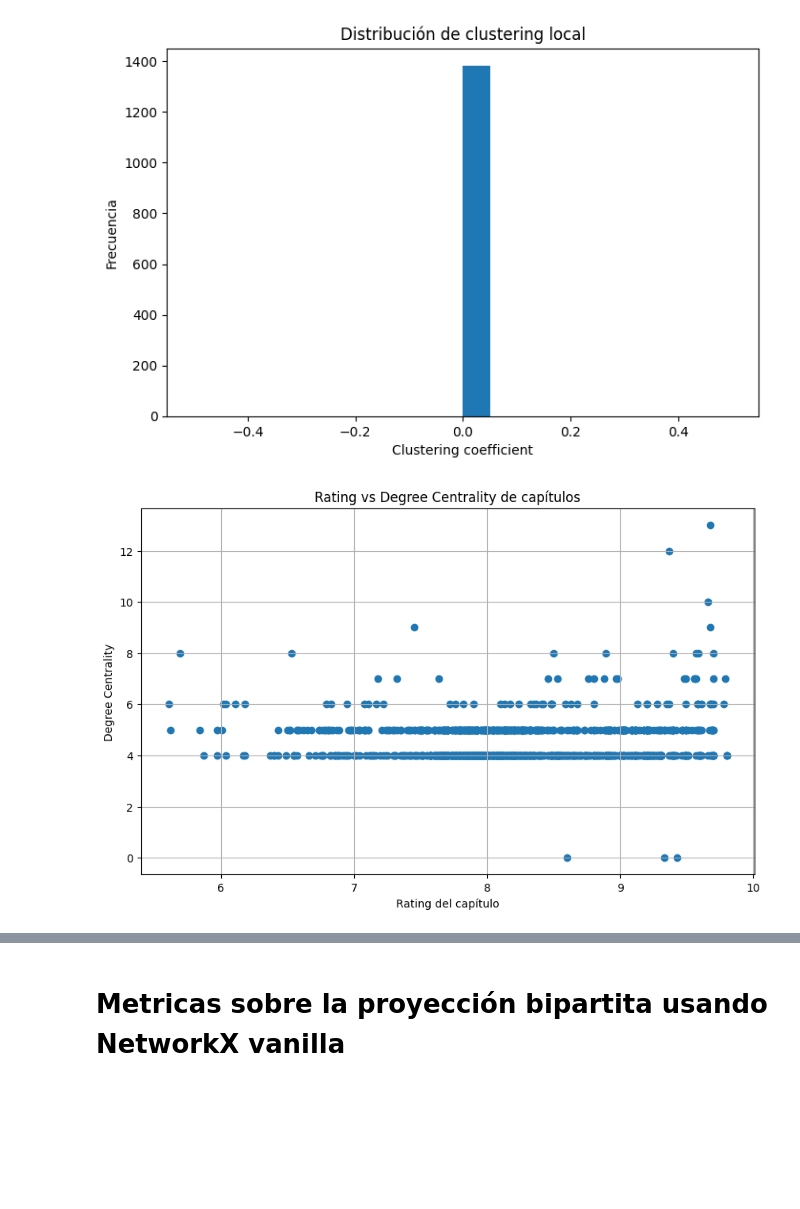
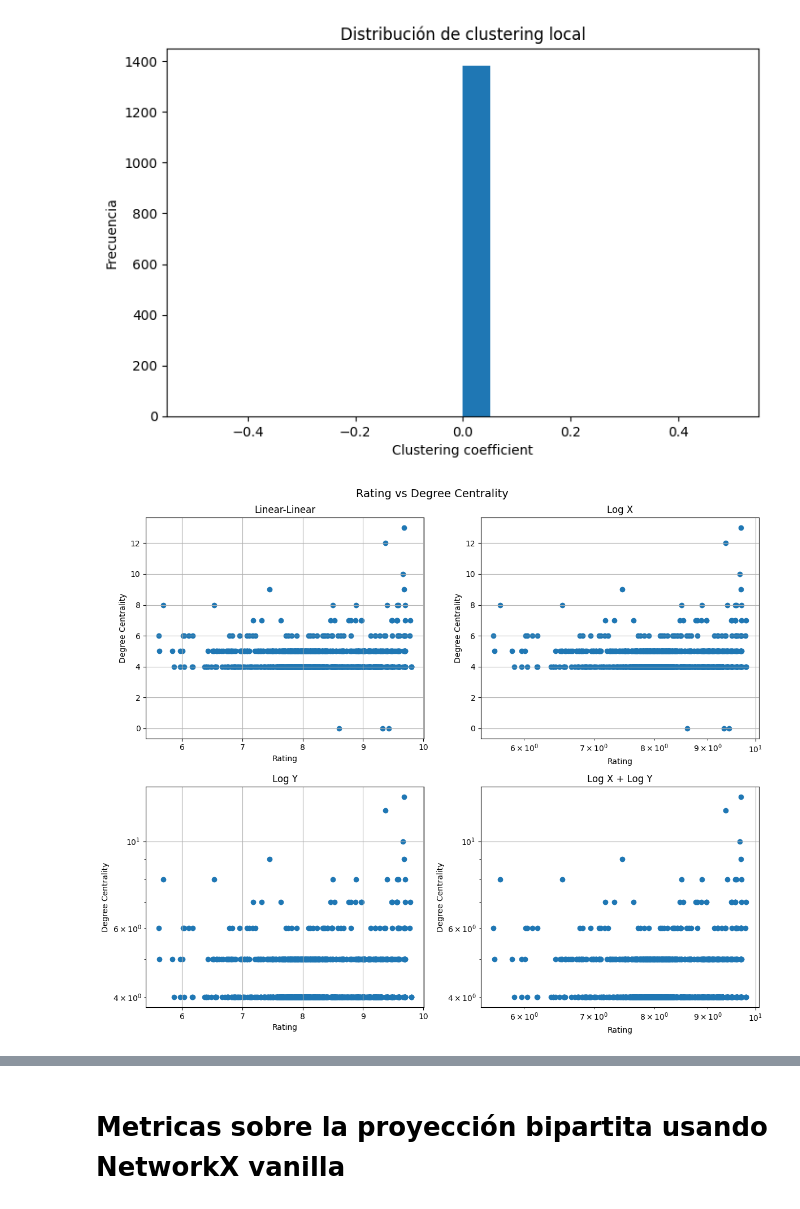
Before and after one commit to Jotape24/Complex-Networks-and-One-Piece, a Jupyter notebook: graph.ipynb, the cells around one changed output, grey strips where cells are left out. Cells and saved outputs as stored; diff of their text form; code cells hidden in the pictures; blank space fills up the shorter version.

Commit message:
feat: add log scales for rating vs centrality

```diff
--- a/graph.ipynb
+++ b/graph.ipynb
@@ -112,38 +112,15 @@ Eisaku Inoue: 0.0000
 Tetsuji Nakamura: 0.0000
 [figure]
 # %%
-# degree centrality
-degree_centrality_bipartite = B.degree()
+degree_centrality_bipartite = dict(B.degree())
 
-# Extraer capítulos
-ratings = []
-centralities = []
-
-for node, data in B.nodes(data=True):
-
-    if data.get("bipartite") == "episode":
-
-        rating = data.get("rating")
-
-        if pd.notna(rating):
-
-            ratings.append(rating)
-            centralities.append(degree_centrality_bipartite[node])
-
-# Scatter plot
-plt.figure(figsize=(10, 6))
-
-plt.scatter(ratings, centralities)
-
-plt.xlabel("Rating del capítulo")
-plt.ylabel("Degree Centrality")
-plt.title("Rating vs Degree Centrality de capítulos")
-
-plt.grid(True)
-
-plt.show()
+plot_rating_vs_metric(
+    B,
+    degree_centrality_bipartite,
+    metric_name="Degree Centrality"
+)
 # %% [output]
-[figure, old version]
+[figure, new version]
 # %%
 # Eigenvector centrality
 eigenvector_centrality_bipartite = nx.eigenvector_centrality(B, max_iter=1000,  weight='weight')
```
Also changed, not shown: parts of 20 cells of this notebook, 1 other file.
